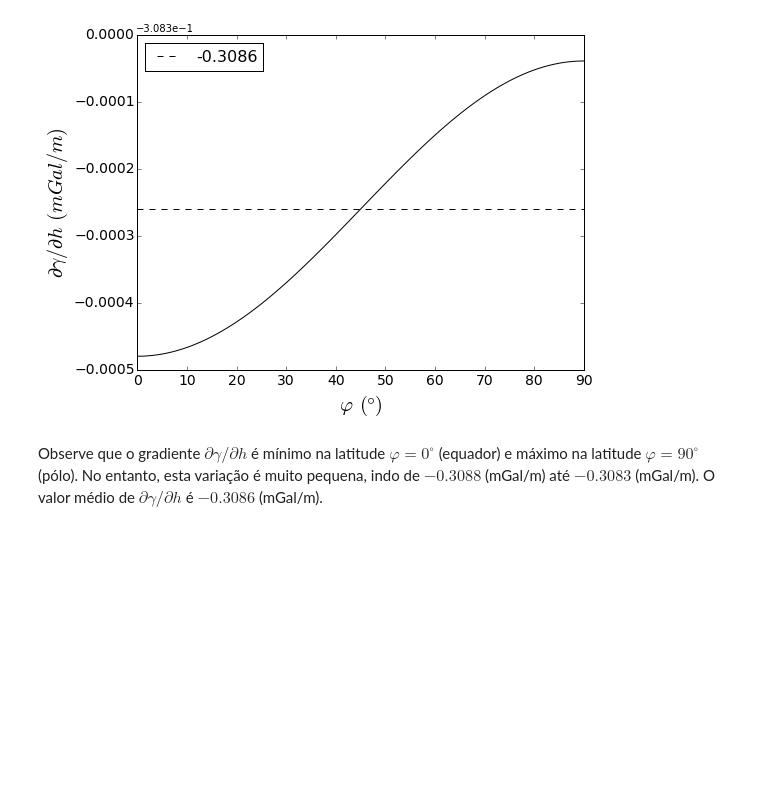
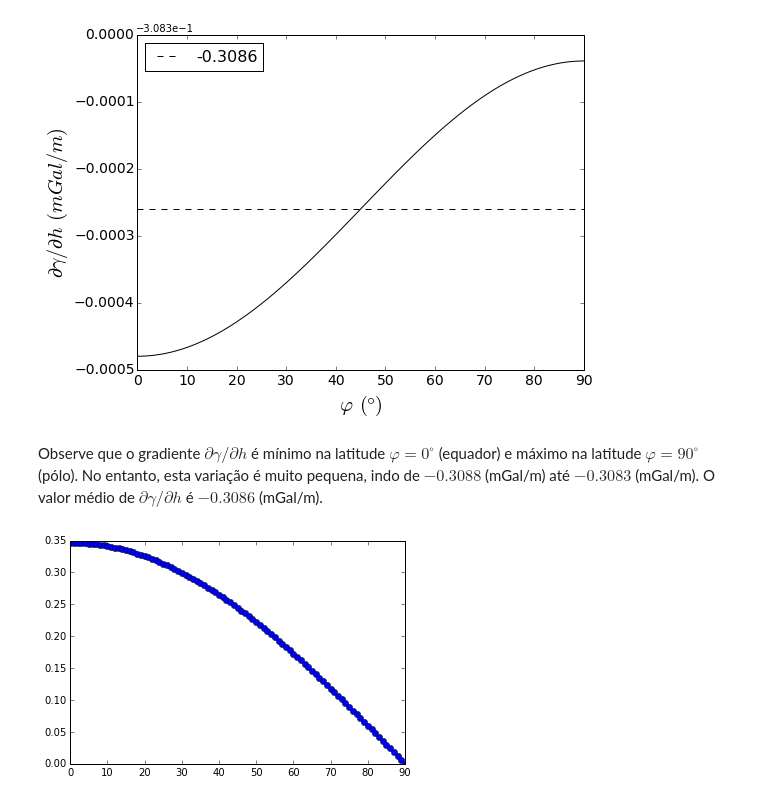
Before and after one commit to birocoles/Disciplina-metodos-potenciais, a Jupyter notebook: Aulas/Gravidade_normal/gravidade-normal.ipynb, the cells around one changed output. Saved outputs shown, nothing was run; the diff lists cells and outputs as text; code cells hidden in the pictures; blank space fills up the shorter version.

Commit message:
razao entre aceleracao centrifuga gamma sobre o elipsoide WGS84

```diff
--- a/Aulas/Gravidade_normal/gravidade-normal.ipynb
+++ b/Aulas/Gravidade_normal/gravidade-normal.ipynb
@@ -169,3 +169,11 @@ plt.show()
 [figure]
 # %% [markdown]
 Observe que o gradiente $\partial \gamma / \partial h$ é mínimo na latitude $\varphi = 0^{\circ}$ (equador) e máximo na latitude $\varphi = 90^{\circ}$ (pólo). No entanto, esta variação é muito pequena, indo de $-0.3088$ (mGal/m) até $-0.3083$ (mGal/m). O valor médio de $\partial \gamma / \partial h$ é $-0.3086$ (mGal/m).
+# %%
+ac = a*(omega**2)*np.cos(np.deg2rad(phi))*100000.
+# %%
+plt.figure()
+plt.plot(phi,(ac/gammacf)*100.,'bo')
+plt.show()
+# %% [output]
+[figure, added]
```
Also changed, not shown: parts of 2 cells of this notebook.
